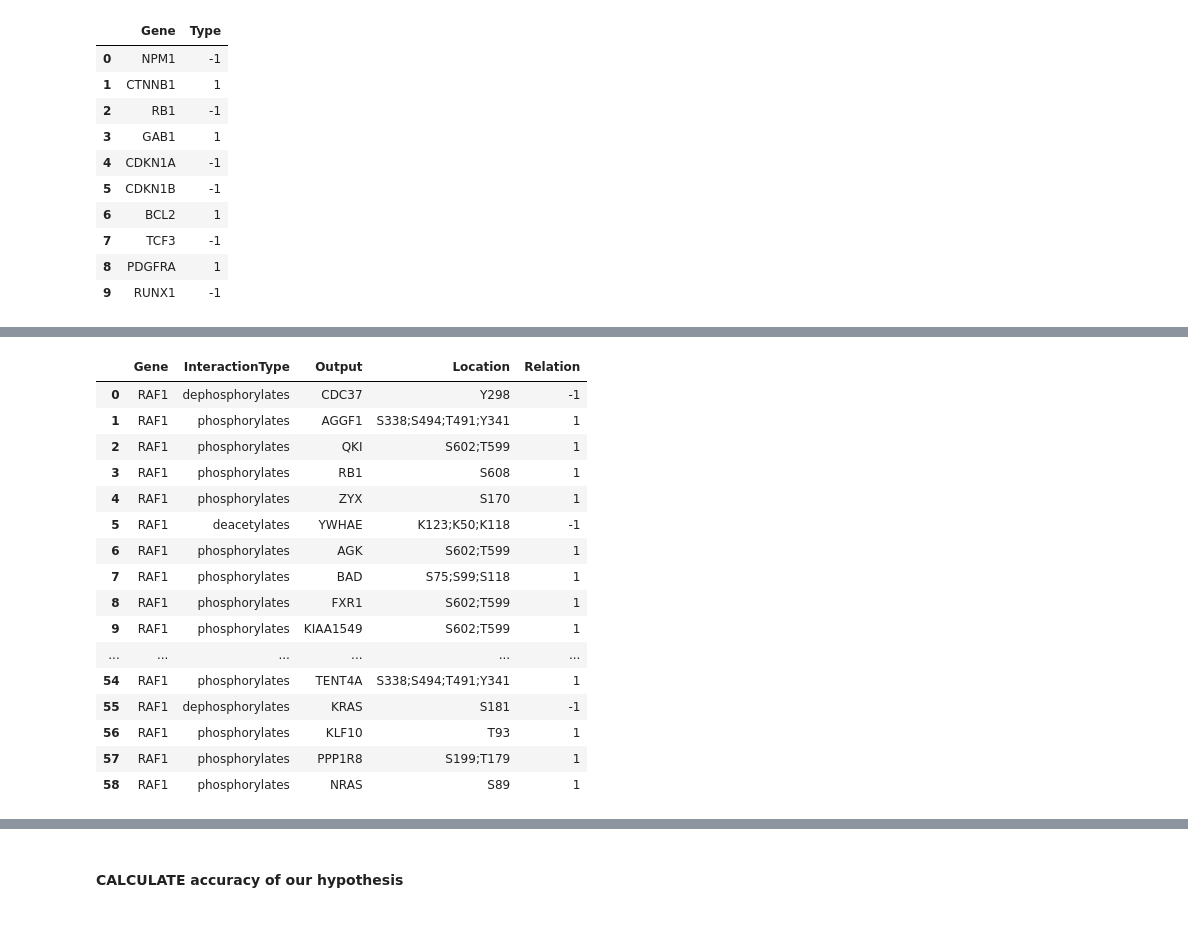
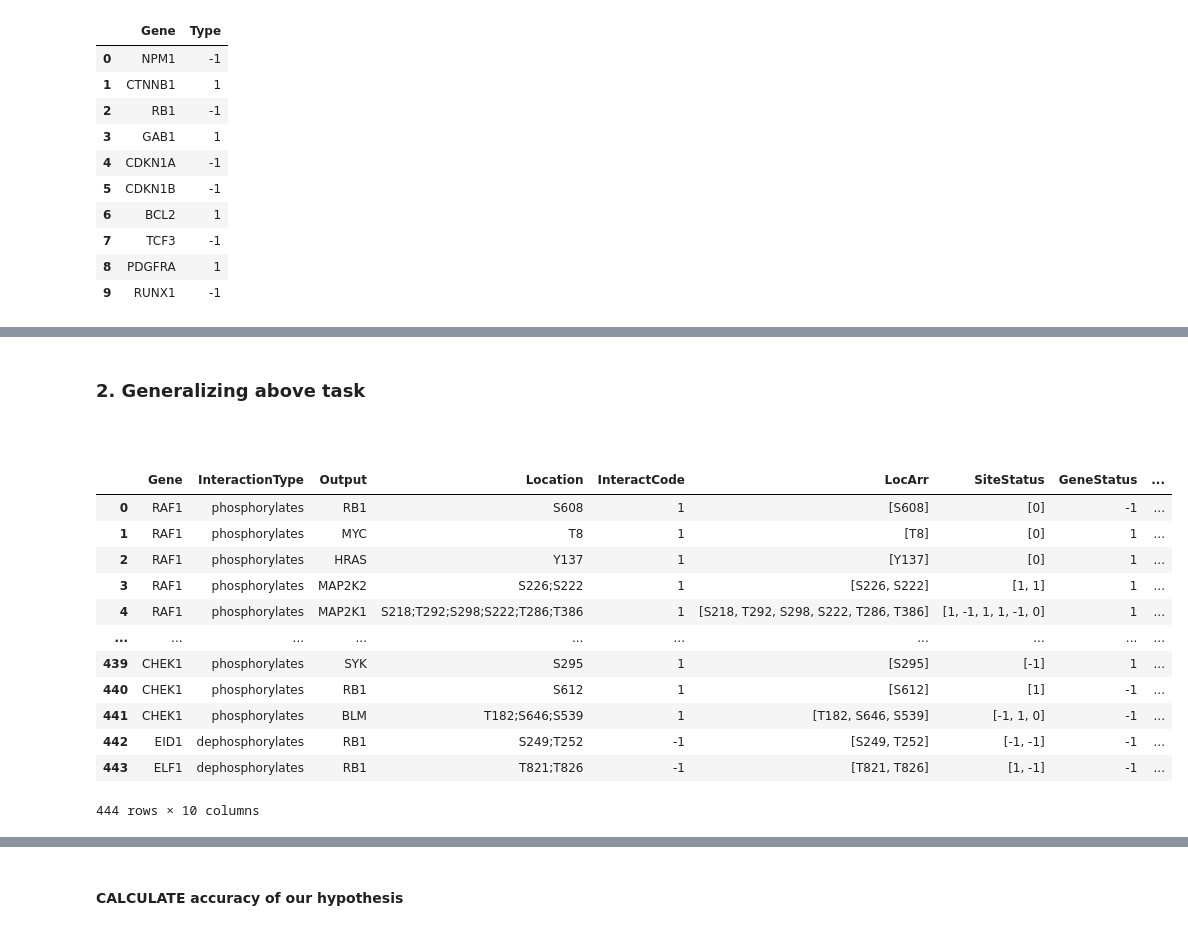
Before and after one commit to KisanThapa/GeneMutationClassification, a Jupyter notebook: notebook.ipynb, the cells around one changed output, grey strips where cells are left out. Saved outputs shown, nothing was run; the diff lists cells and outputs as text; code cells hidden in the pictures.

Commit message:
Status of downstream nodes

```diff
--- a/notebook.ipynb
+++ b/notebook.ipynb
@@ -785,24 +782,49 @@ df_cdk6
-# %%
-# coding InteractionType with numbers
-raf1_down_nodes['Relation'] = 0
-raf1_down_nodes['Relation'] = raf1_down_nodes['InteractionType'].apply(lambda x: 1 if str(
-    x) == 'phosphorylates' or str(x) == 'acetylates' or str(x) == 'methylates' else -1)
-raf1_down_nodes
-# %% [output]
-|  | Gene | InteractionType | Output | Location | Relation |
-| 0 | RAF1 | dephosphorylates | CDC37 | Y298 | -1 |
-| 1 | RAF1 | phosphorylates | AGGF1 | S338;S494;T491;Y341 | 1 |
-| 2 | RAF1 | phosphorylates | QKI | S602;T599 | 1 |
-| 3 | RAF1 | phosphorylates | RB1 | S608 | 1 |
-| 4 | RAF1 | phosphorylates | ZYX | S170 | 1 |
-| 5 | RAF1 | deacetylates | YWHAE | K123;K50;K118 | -1 |
-| 6 | RAF1 | phosphorylates | AGK | S602;T599 | 1 |
-| 7 | RAF1 | phosphorylates | BAD | S75;S99;S118 | 1 |
-| 8 | RAF1 | phosphorylates | FXR1 | S602;T599 | 1 |
-| 9 | RAF1 | phosphorylates | KIAA1549 | S602;T599 | 1 |
-| ... | ... | ... | ... | ... | ... |
-| 54 | RAF1 | phosphorylates | TENT4A | S338;S494;T491;Y341 | 1 |
-| 55 | RAF1 | dephosphorylates | KRAS | S181 | -1 |
-| 56 | RAF1 | phosphorylates | KLF10 | T93 | 1 |
-| 57 | RAF1 | phosphorylates | PPP1R8 | S199;T179 | 1 |
-| 58 | RAF1 | phosphorylates | NRAS | S89 | 1 |
+# %% [markdown]
+### 2. Generalizing above task
+# %%
+def get_information_from_down_gene(gene):
+    # Lets get all the downstream gene of gene
+    down_nodes = causal_pr[causal_pr['Gene'] == gene]
+    down_nodes.reset_index(drop=True, inplace=True)
+
+    # filter genes which is listed in OncoKBCancerGeneList
+    col1 = []
+    col2 = []
+    for i in down_nodes['Output']:
+        if(getGeneType(i) == 1 or getGeneType(i) == -1):
+            col1.append(i)
+            col2.append(getGeneType((i)))
+
+    related_genes = pd.DataFrame(list(zip(col1, col2)), columns=['Gene', 'Type'])
+
+    # final step is to get status from genes
+    final_result = pd.DataFrame()
+    for i in related_genes['Gene']:
+        output = upstream_gene_status(i)
+        result = output.loc[output['Gene'] == gene]
+        final_result = final_result.append(result, ignore_index=True)
+
+    return final_result
+# %% [markdown]
+####
+# %%
+rb1_up_nodes_status = pd.DataFrame()
+for i in rb1_up_nodes['Gene']:
+    a = get_information_from_down_gene(i)
+    rb1_up_nodes_status = rb1_up_nodes_status.append(a, ignore_index=True)
+
+rb1_up_nodes_status
+# %% [output]
+|  | Gene | InteractionType | Output | Location | InteractCode | LocArr | SiteStatus | GeneStatus | ... |
+| 0 | RAF1 | phosphorylates | RB1 | S608 | 1 | [S608] | [0] | -1 | ... |
+| 1 | RAF1 | phosphorylates | MYC | T8 | 1 | [T8] | [0] | 1 | ... |
+| 2 | RAF1 | phosphorylates | HRAS | Y137 | 1 | [Y137] | [0] | 1 | ... |
+| 3 | RAF1 | phosphorylates | MAP2K2 | S226;S222 | 1 | [S226, S222] | [1, 1] | 1 | ... |
+| 4 | RAF1 | phosphorylates | MAP2K1 | S218;T292;S298;S222;T286;T386 | 1 | [S218, T292, S298, S222, T286, T386] | [1, -1, 1, 1, -1, 0] | 1 | ... |
+| ... | ... | ... | ... | ... | ... | ... | ... | ... | ... |
+| 439 | CHEK1 | phosphorylates | SYK | S295 | 1 | [S295] | [-1] | 1 | ... |
+| 440 | CHEK1 | phosphorylates | RB1 | S612 | 1 | [S612] | [1] | -1 | ... |
+| 441 | CHEK1 | phosphorylates | BLM | T182;S646;S539 | 1 | [T182, S646, S539] | [-1, 1, 0] | -1 | ... |
+| 442 | EID1 | dephosphorylates | RB1 | S249;T252 | -1 | [S249, T252] | [-1, -1] | -1 | ... |
+| 443 | ELF1 | dephosphorylates | RB1 | T821;T826 | -1 | [T821, T826] | [1, -1] | -1 | ... |
+444 rows × 10 columns
```
Also changed, not shown: parts of 5 cells of this notebook, 2 other files.
